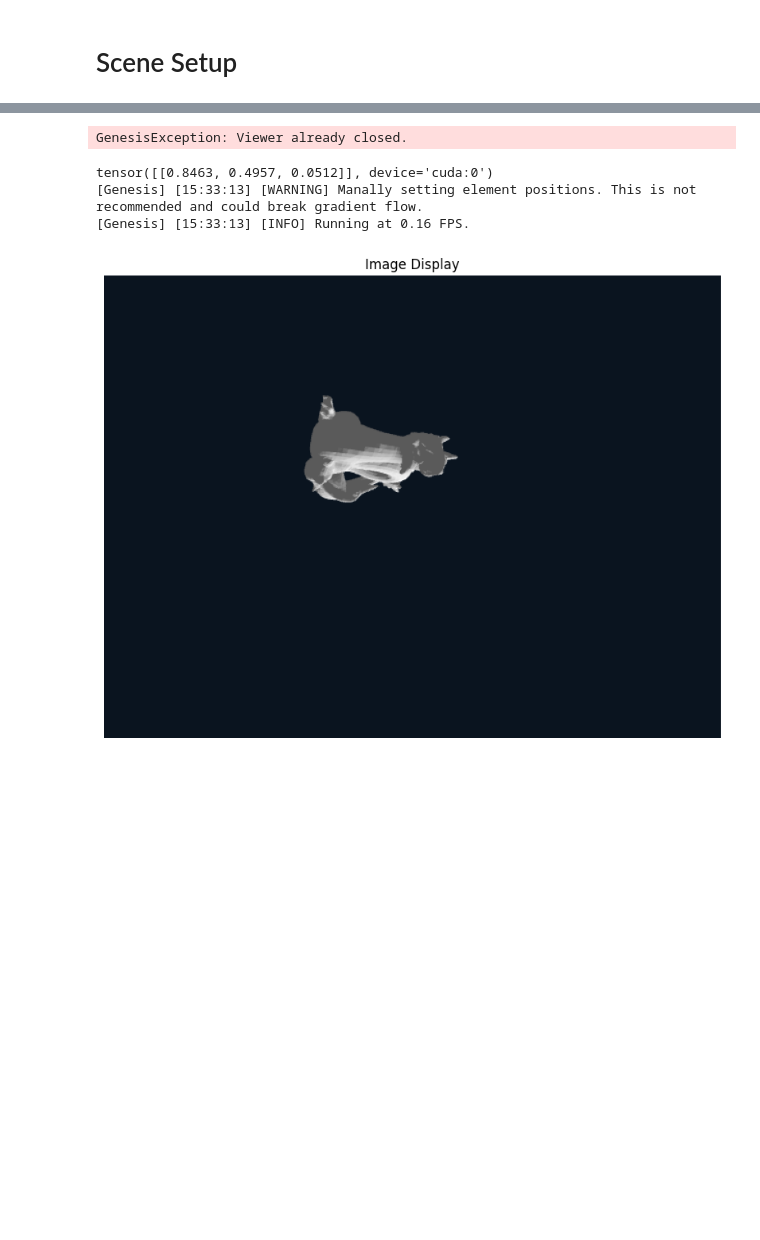
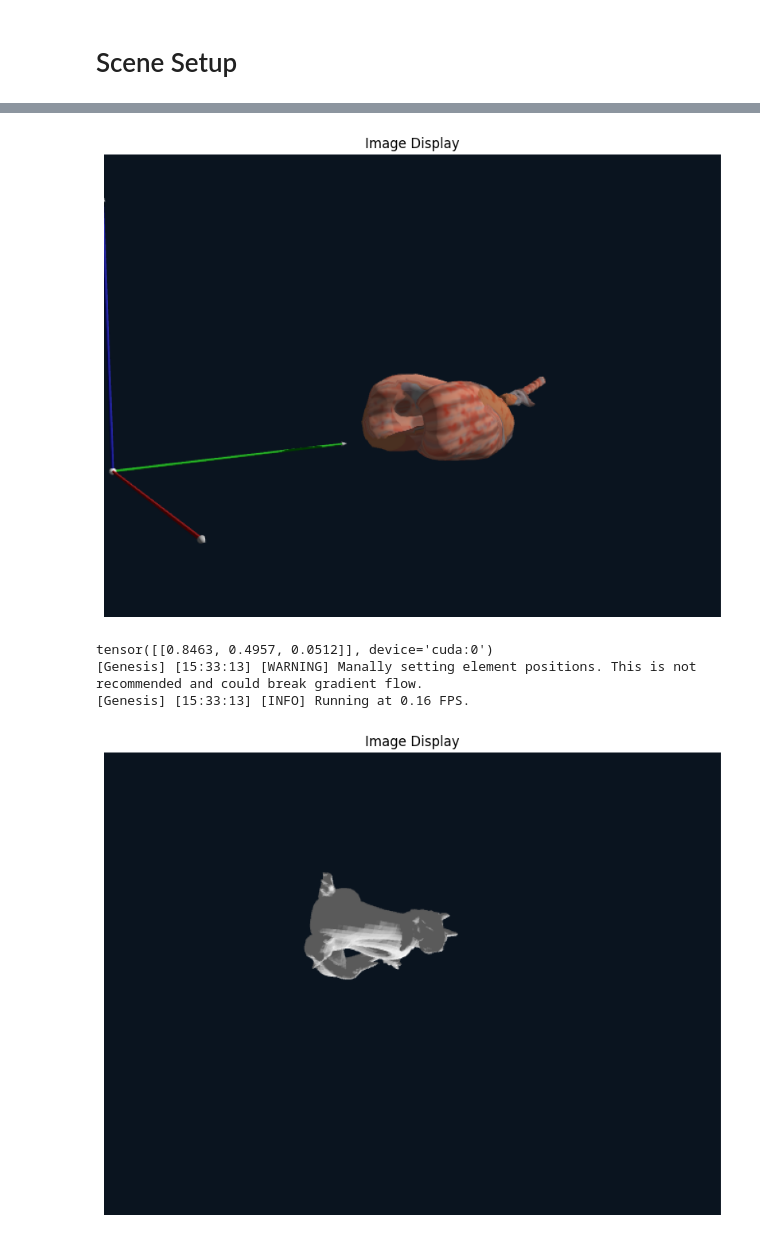
Before and after one commit to flaccagora/genesis_tests, a Jupyter notebook: tutto.ipynb, the cells around one changed output, grey strips where cells are left out. Saved outputs shown, nothing was run; the diff lists cells and outputs as text; code cells hidden in the pictures; blank space fills up the shorter version.

```diff
--- a/tutto.ipynb
+++ b/tutto.ipynb
@@ -34,7 +34,7 @@ def gs_simul_setup(entity_name):
         vis_options=gs.options.VisOptions(
             show_world_frame=True,
         ),
-        show_viewer=True,
+        show_viewer=False,
         # renderer=gs.renderers.RayTracer(  # type: ignore
         #     env_surface=gs.surfaces.Emission(
         #         emissive_texture=gs.textures.ImageTexture(
@@ -58,15 +58,15 @@ def gs_simul_setup(entity_name):
             pos=(0.5, 1, 0.3),
             scale=0.2,
             ),
-        material=gs.materials.FEM.Muscle(
-            E=E,
-            nu=nu,
-            rho=rho,
-            model='stable-neohooken',
-        ),
+        # material=gs.materials.FEM.Muscle(
+        #     E=E,
+        #     nu=nu,
+        #     rho=rho,
+        #     model='stable-neohooken',
+        # ),
         surface=gs.surfaces.Rough(
             diffuse_texture=gs.textures.ImageTexture(
-                image_path="assets/dragon/material_0.png",
+                image_path="assets/textures/all_low_lunghs_BaseColor.lungh_part01.jpeg",
             )
         )
 
@@ -89,7 +89,7 @@ def gs_simul_setup(entity_name):
 
     cam = scene.add_camera(
         res    = (640, 480),
-        pos    = (3, 0.4, 0.3), # (3,,) per torus is enough
+        pos    = (4, 0.4, 0.3), # (3,,) per torus is enough
         # lookat = (0.5, 1, 1),
         fov    = 40,
         far    = 500,
@@ -101,7 +101,7 @@ def gs_simul_setup(entity_name):
 
     return scene, cam
 
-scene, cam = gs_simul_setup("dragon")
+scene, cam = gs_simul_setup("lungs")
 # entity = scene.entities[0]
 #
 # %% [output]
@@ -115,8 +120,9 @@ TypeError: Scene.__init__() got an unexpected keyword argument 'lights'
 # %%
 from data import show_image
+cam.set_pose(pos=(2.5,-0.5,0.5), lookat=(0.5, 1, 0.3))
 show_image(cam.render()[0])
 # %% [output]
-GenesisException: Viewer already closed.
+[figure, added]
 # %%
 torus_fem_0 = scene.entities[0]
 # %%
```
Also changed, not shown: parts of 1 cell of this notebook, 6 other files.
